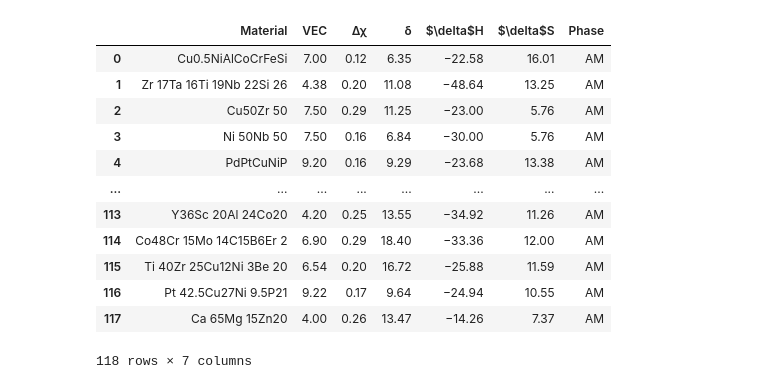
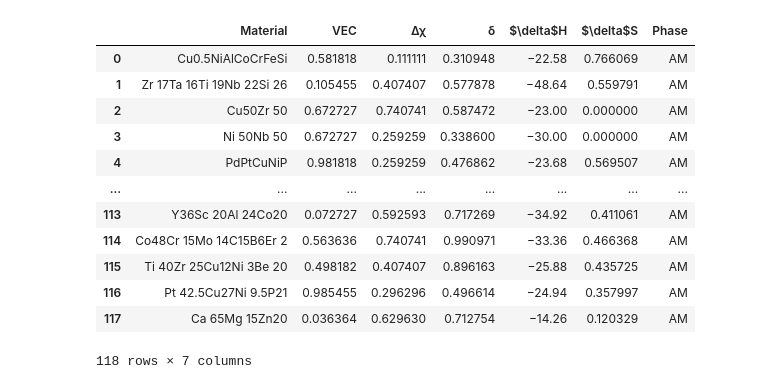
Before and after one commit to rahul-aedula95/ScientificML, a Jupyter notebook: 29/29.ipynb, the cells around one changed output. Saved outputs shown, nothing was run; the diff lists cells and outputs as text; code cells hidden in the pictures.

```diff
--- a/29/29.ipynb
+++ b/29/29.ipynb
@@ -7,21 +7,27 @@ import matplotlib.pyplot as plt
 # %%
 data = pd.read_csv('data/compound_data.csv')
 data = data.rename(columns={'∆Hmix/(kJ·mol −1)': '$\delta$H', '∆Smix /(J·K−1·mol−1)': '$\delta$S'})
 data.set_index('Material')
+num_cols = data.columns[data.dtypes.apply(lambda c: np.issubdtype(c, np.number))]
+
+from sklearn import preprocessing
+
+min_max_scaler = preprocessing.MinMaxScaler()
+data[num_cols] = min_max_scaler.fit_transform(data[num_cols])
 data
 # %% [output]
 |  | Material | VEC | ∆χ | δ | $\delta$H | $\delta$S | Phase |
-| 0 | Cu0.5NiAlCoCrFeSi | 7.00 | 0.12 | 6.35 | −22.58 | 16.01 | AM |
-| 1 | Zr 17Ta 16Ti 19Nb 22Si 26 | 4.38 | 0.20 | 11.08 | −48.64 | 13.25 | AM |
-| 2 | Cu50Zr 50 | 7.50 | 0.29 | 11.25 | −23.00 | 5.76 | AM |
-| 3 | Ni 50Nb 50 | 7.50 | 0.16 | 6.84 | −30.00 | 5.76 | AM |
-| 4 | PdPtCuNiP | 9.20 | 0.16 | 9.29 | −23.68 | 13.38 | AM |
+| 0 | Cu0.5NiAlCoCrFeSi | 0.581818 | 0.111111 | 0.310948 | −22.58 | 0.766069 | AM |
+| 1 | Zr 17Ta 16Ti 19Nb 22Si 26 | 0.105455 | 0.407407 | 0.577878 | −48.64 | 0.559791 | AM |
+| 2 | Cu50Zr 50 | 0.672727 | 0.740741 | 0.587472 | −23.00 | 0.000000 | AM |
+| 3 | Ni 50Nb 50 | 0.672727 | 0.259259 | 0.338600 | −30.00 | 0.000000 | AM |
+| 4 | PdPtCuNiP | 0.981818 | 0.259259 | 0.476862 | −23.68 | 0.569507 | AM |
 | ... | ... | ... | ... | ... | ... | ... | ... |
-| 113 | Y36Sc 20Al 24Co20 | 4.20 | 0.25 | 13.55 | −34.92 | 11.26 | AM |
-| 114 | Co48Cr 15Mo 14C15B6Er 2 | 6.90 | 0.29 | 18.40 | −33.36 | 12.00 | AM |
-| 115 | Ti 40Zr 25Cu12Ni 3Be 20 | 6.54 | 0.20 | 16.72 | −25.88 | 11.59 | AM |
-| 116 | Pt 42.5Cu27Ni 9.5P21 | 9.22 | 0.17 | 9.64 | −24.94 | 10.55 | AM |
-| 117 | Ca 65Mg 15Zn20 | 4.00 | 0.26 | 13.47 | −14.26 | 7.37 | AM |
+| 113 | Y36Sc 20Al 24Co20 | 0.072727 | 0.592593 | 0.717269 | −34.92 | 0.411061 | AM |
+| 114 | Co48Cr 15Mo 14C15B6Er 2 | 0.563636 | 0.740741 | 0.990971 | −33.36 | 0.466368 | AM |
+| 115 | Ti 40Zr 25Cu12Ni 3Be 20 | 0.498182 | 0.407407 | 0.896163 | −25.88 | 0.435725 | AM |
+| 116 | Pt 42.5Cu27Ni 9.5P21 | 0.985455 | 0.296296 | 0.496614 | −24.94 | 0.357997 | AM |
+| 117 | Ca 65Mg 15Zn20 | 0.036364 | 0.629630 | 0.712754 | −14.26 | 0.120329 | AM |
 118 rows × 7 columns
 # %%
 def float_unicode(arg_str):
```
Also changed, not shown: parts of 1 cell of this notebook.
